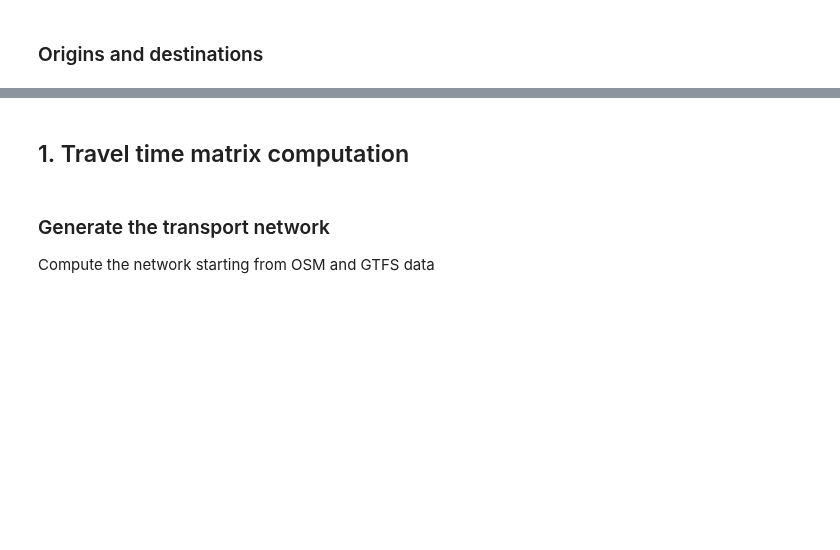
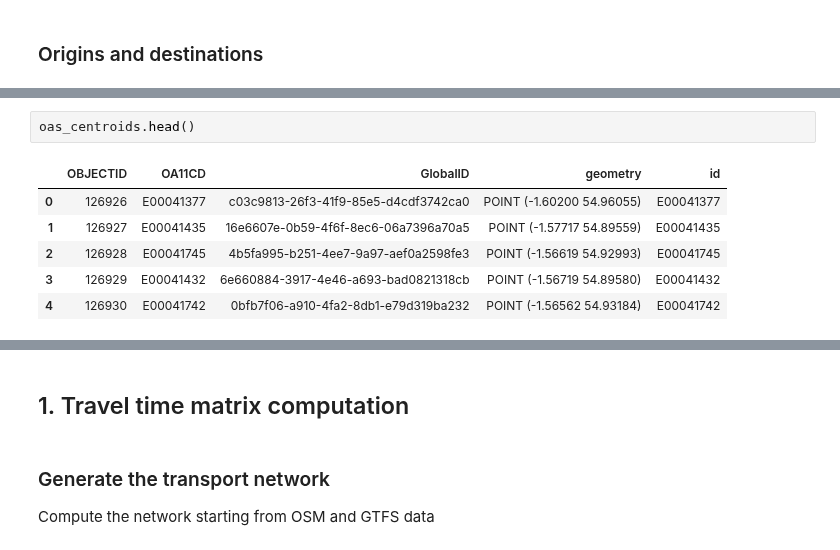
Before and after one commit to Urban-Analytics-Technology-Platform/demoland-project, a Jupyter notebook: python/accessibility.ipynb, the cells around one changed output, grey strips where cells are left out. Cells and saved outputs as stored; diff of their text form; blank space fills up the shorter version.

```diff
--- a/python/accessibility.ipynb
+++ b/python/accessibility.ipynb
@@ -71,0 +88,9 @@ wpz_centroids['id'] = wpz_centroids['wz11cd'] # Destination dataset must contain
+# %%
+oas_centroids.head()
+# %% [output]
+|  | OBJECTID | OA11CD | GlobalID | geometry | id |
+| 0 | 126926 | E00041377 | c03c9813-26f3-41f9-85e5-d4cdf3742ca0 | POINT (-1.60200 54.96055) | E00041377 |
+| 1 | 126927 | E00041435 | 16e6607e-0b59-4f6f-8ec6-06a7396a70a5 | POINT (-1.57717 54.89559) | E00041435 |
+| 2 | 126928 | E00041745 | 4b5fa995-b251-4ee7-9a97-aef0a2598fe3 | POINT (-1.56619 54.92993) | E00041745 |
+| 3 | 126929 | E00041432 | 6e660884-3917-4e46-a693-bad0821318cb | POINT (-1.56719 54.89580) | E00041432 |
+| 4 | 126930 | E00041742 | 0bfb7f06-a910-4fa2-8db1-e79d319ba232 | POINT (-1.56562 54.93184) | E00041742 |
```
Also changed, not shown: parts of 16 cells of this notebook.
